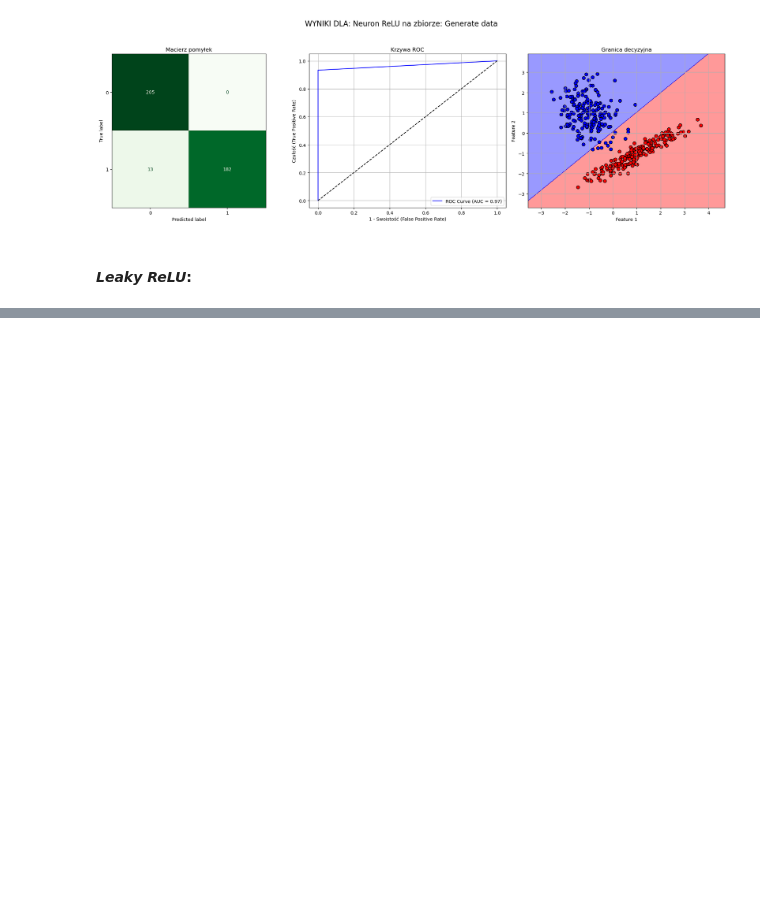
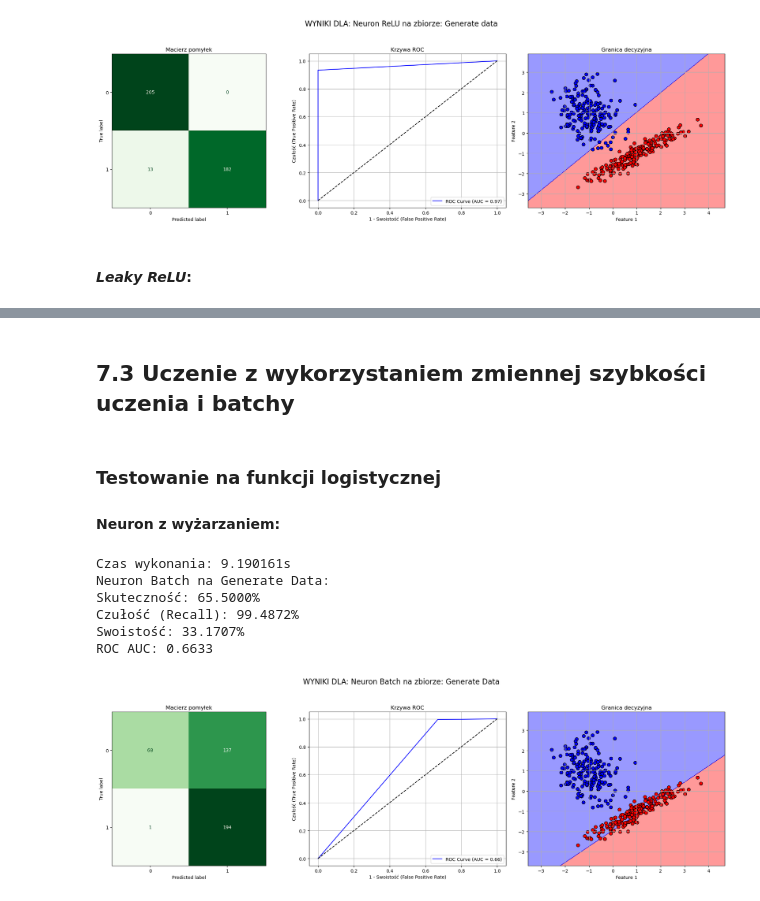
Before and after one commit to Jvsin/ai-studies, a Jupyter notebook: pum2025/LAB7/lab7.ipynb, the cells around one changed output, grey strips where cells are left out. Cells and saved outputs as stored; diff of their text form; code cells hidden in the pictures; blank space fills up the shorter version.

```diff
--- a/pum2025/LAB7/lab7.ipynb
+++ b/pum2025/LAB7/lab7.ipynb
@@ -451,2 +454,4 @@ results_df
 | relu | 0.9675 | 0.933333 | 1.000000 | 0.966667 |
 | leaky_relu | 0.9675 | 0.933333 | 1.000000 | 0.966667 |
+# %% [markdown]
+## 7.3 Uczenie z wykorzystaniem zmiennej szybkości uczenia i batchy
@@ -452,0 +568,26 @@ results_df
+# %% [markdown]
+### Testowanie na funkcji logistycznej
+
+#### Neuron z wyżarzaniem:
+# %%
+X_generate, y_generate = generate_data(2000, 2, 259195)
+X_gen_train, X_gen_test, y_gen_train, y_gen_test = train_test_split(X_generate, y_generate, test_size=0.2, random_state=259195)
+
+results = {}
+# %%
+start = time.time()
+for _ in range(1):
+    batch_neuron = BatchNeuron(batch_size=8)
+    batch_neuron.train(X_gen_train, y_gen_train)
+    y_batch_pred = batch_neuron.predict(X_gen_test)
+end = time.time()
+print(f"Czas wykonania: {end - start:.6f}s")
+acc, sens, spec, roc = evaluate_classifier(y_gen_test, y_batch_pred, X_gen_test, y_gen_test, batch_neuron, "Neuron Batch", "Generate Data", labels=[0, 1], decision_plot=True)
+# %% [output]
+Czas wykonania: 9.190161s
+Neuron Batch na Generate Data:
+Skuteczność: 65.5000%
+Czułość (Recall): 99.4872%
+Swoistość: 33.1707%
+ROC AUC: 0.6633
+[figure, added]
```
Also changed, not shown: parts of 15 cells of this notebook.
